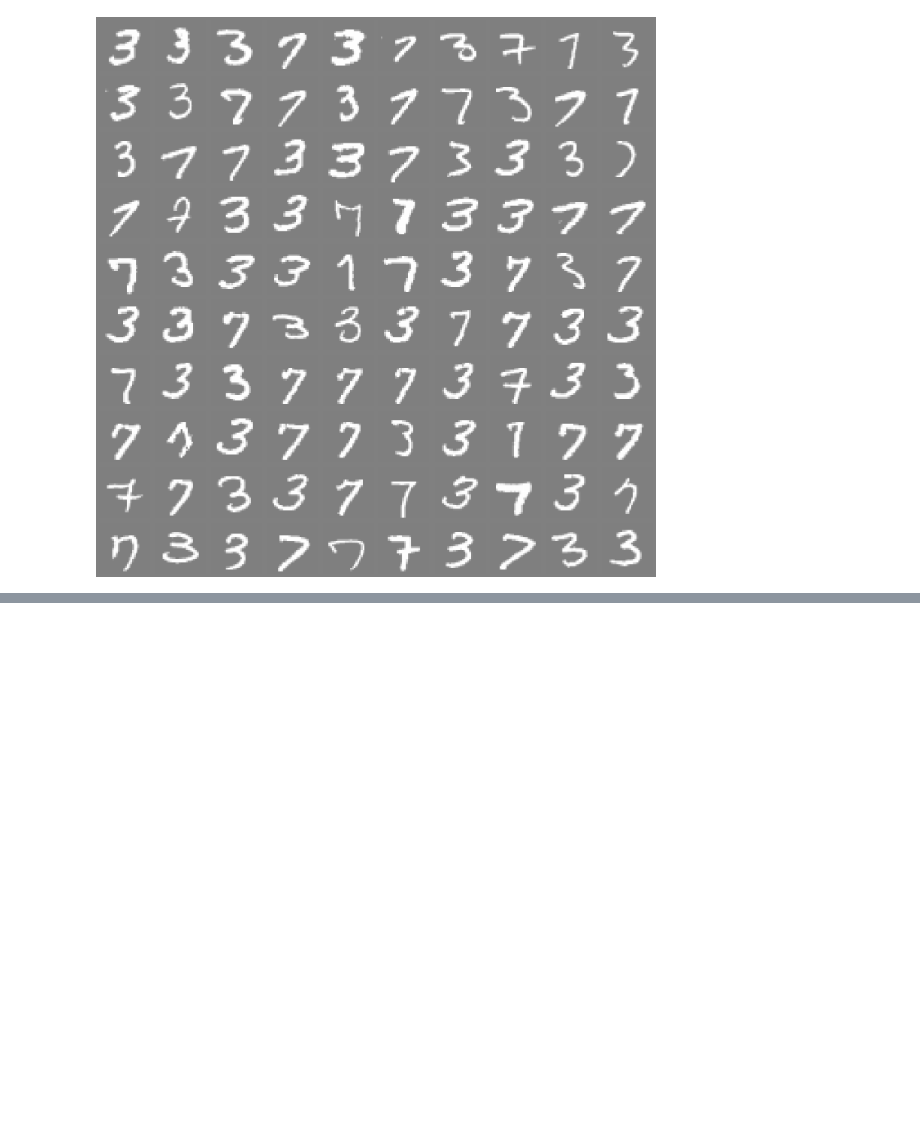
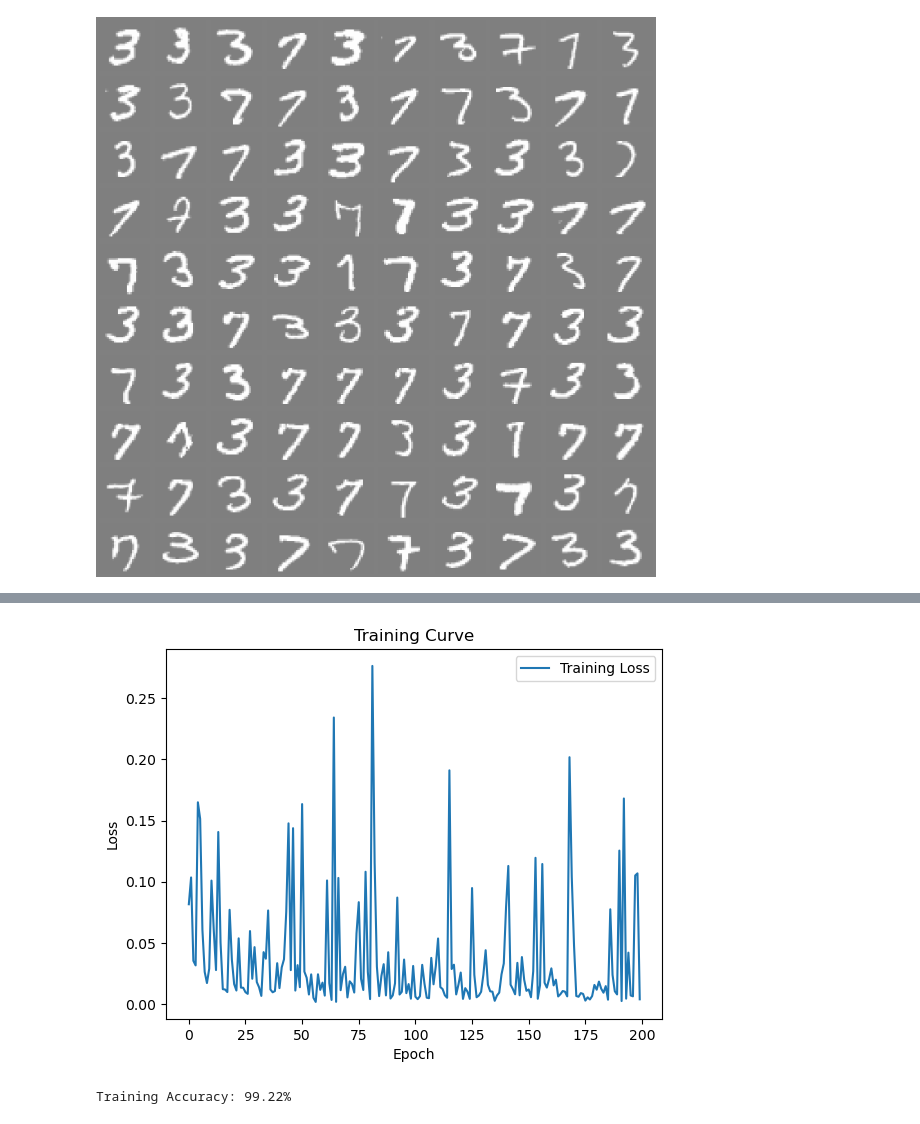
Before and after one commit to quentinRolld/Adversarial_attack, a Jupyter notebook: Adversarial_vs_weight_decay/Adv_vs_lin.ipynb, the cells around one changed output, grey strips where cells are left out. Cells and saved outputs as stored; diff of their text form; code cells hidden in the pictures; blank space fills up the shorter version.

Commit message:
added weights visualization and better training

```diff
--- a/Adversarial_vs_weight_decay/Adv_vs_lin.ipynb
+++ b/Adversarial_vs_weight_decay/Adv_vs_lin.ipynb
@@ -24,6 +24,6 @@ visualize_data(num_rows,num_cols,filtered_data) # to visualize the data
 # %% [output]
 [figure]
 # %%
-X_train,y_train,X_train_tensor,y_train_tensor,X_test_tensor,y_test_tensor= prep_data(filtered_data)
+X_train_tensor,y_train_tensor,X_test_tensor,y_test_tensor,num_classes= prep_data(filtered_data)
 # to prepare the data for the training
 # %% [output]
@@ -31,7 +31,7 @@ Unique classes in target labels: {3, 7}
 # %%
-model,criterion, optimizer =create_model(X_train,y_train)
+model,criterion, optimizer =create_model(X_train_tensor,num_classes,0.01)
 # to create the linear model and get the criterion and optimizer
 # %%
-model_trained = training_loop(optimizer, model, criterion, X_train_tensor, y_train_tensor,num_epochs=200,batch_size=128)
+training_loss ,model_trained = training_loop(optimizer, model, criterion, X_train_tensor, y_train_tensor,num_epochs=200,batch_size=32)
 # to train the model
 # %% [output]
@@ -54,0 +55,8 @@ Epoch [200/200], Loss: 0.0000
+# %%
+plot_losses(training_loss) # to plot the training loss
+# %% [output]
+[figure, added]
+# %%
+eval_train(X_train_tensor,y_train_tensor,model_trained) # to evaluate the model on the training set
+# %% [output]
+Training Accuracy: 99.22%
```
Also changed, not shown: parts of 5 cells of this notebook.
